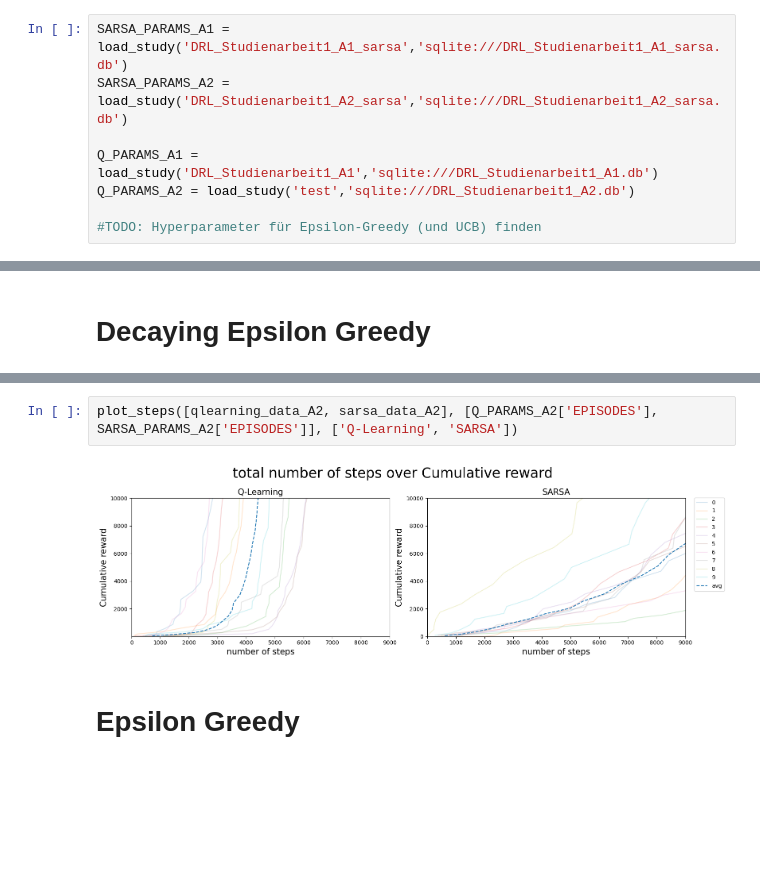
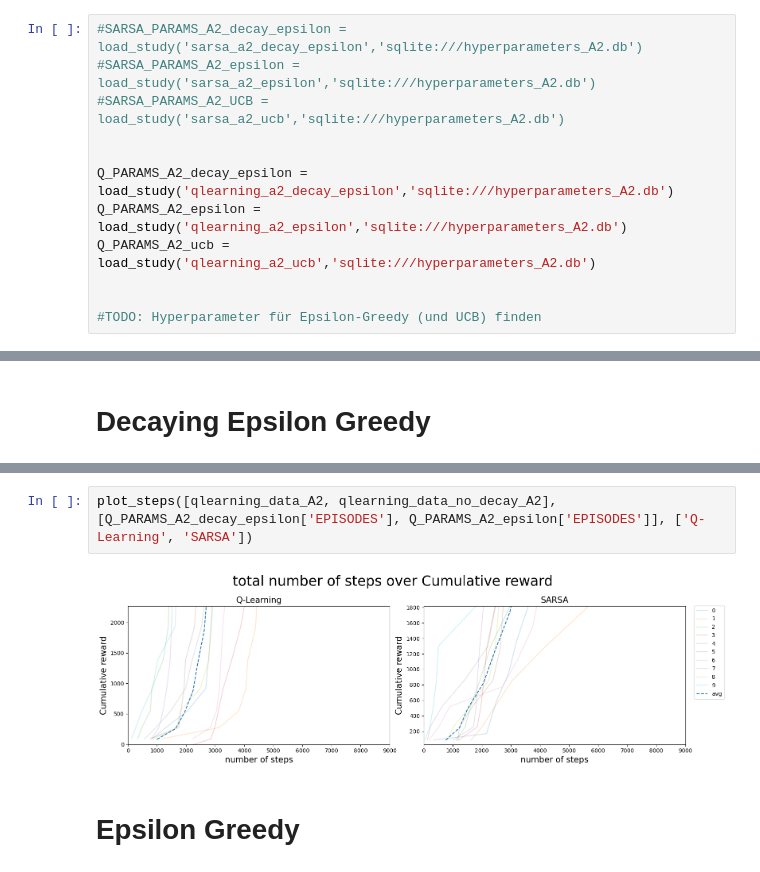
Before and after one commit to Schmiddi3110/MasterStudium, a Jupyter notebook: DRL/Studienarbeiten/Studienarbeit1/test.ipynb, the cells around one changed output, grey strips where cells are left out. Saved outputs shown, nothing was run; the diff lists cells and outputs as text; blank space fills up the shorter version.

```diff
--- a/DRL/Studienarbeiten/Studienarbeit1/test.ipynb
+++ b/DRL/Studienarbeiten/Studienarbeit1/test.ipynb
@@ -22,11 +22,15 @@ def load_study(study_name, storage):
     best_params = loaded_study.best_trial.params
     return best_params
 # %%
-SARSA_PARAMS_A1 = load_study('DRL_Studienarbeit1_A1_sarsa','sqlite:///DRL_Studienarbeit1_A1_sarsa.db')
-SARSA_PARAMS_A2 = load_study('DRL_Studienarbeit1_A2_sarsa','sqlite:///DRL_Studienarbeit1_A2_sarsa.db')
+#SARSA_PARAMS_A2_decay_epsilon = load_study('sarsa_a2_decay_epsilon','sqlite:///hyperparameters_A2.db')
+#SARSA_PARAMS_A2_epsilon = load_study('sarsa_a2_epsilon','sqlite:///hyperparameters_A2.db')
+#SARSA_PARAMS_A2_UCB = load_study('sarsa_a2_ucb','sqlite:///hyperparameters_A2.db')
 
-Q_PARAMS_A1 = load_study('DRL_Studienarbeit1_A1','sqlite:///DRL_Studienarbeit1_A1.db')
-Q_PARAMS_A2 = load_study('test','sqlite:///DRL_Studienarbeit1_A2.db')
+
+Q_PARAMS_A2_decay_epsilon = load_study('qlearning_a2_decay_epsilon','sqlite:///hyperparameters_A2.db')
+Q_PARAMS_A2_epsilon = load_study('qlearning_a2_epsilon','sqlite:///hyperparameters_A2.db')
+Q_PARAMS_A2_ucb = load_study('qlearning_a2_ucb','sqlite:///hyperparameters_A2.db')
+
 
 #TODO: Hyperparameter für Epsilon-Greedy (und UCB) finden
 # %%
@@ -258,7 +225,7 @@ running env: 9
 # %%
-plot_steps([qlearning_data_A2, sarsa_data_A2], [Q_PARAMS_A2['EPISODES'], SARSA_PARAMS_A2['EPISODES']], ['Q-Learning', 'SARSA'])
+plot_steps([qlearning_data_A2, qlearning_data_no_decay_A2], [Q_PARAMS_A2_decay_epsilon['EPISODES'], Q_PARAMS_A2_epsilon['EPISODES']], ['Q-Learning', 'SARSA'])
 # %% [output]
-[figure, old version]
+[figure, new version]
 # %% [markdown]
 # Epsilon Greedy
 # %%
```
Also changed, not shown: parts of 9 cells of this notebook, 1 other file.
